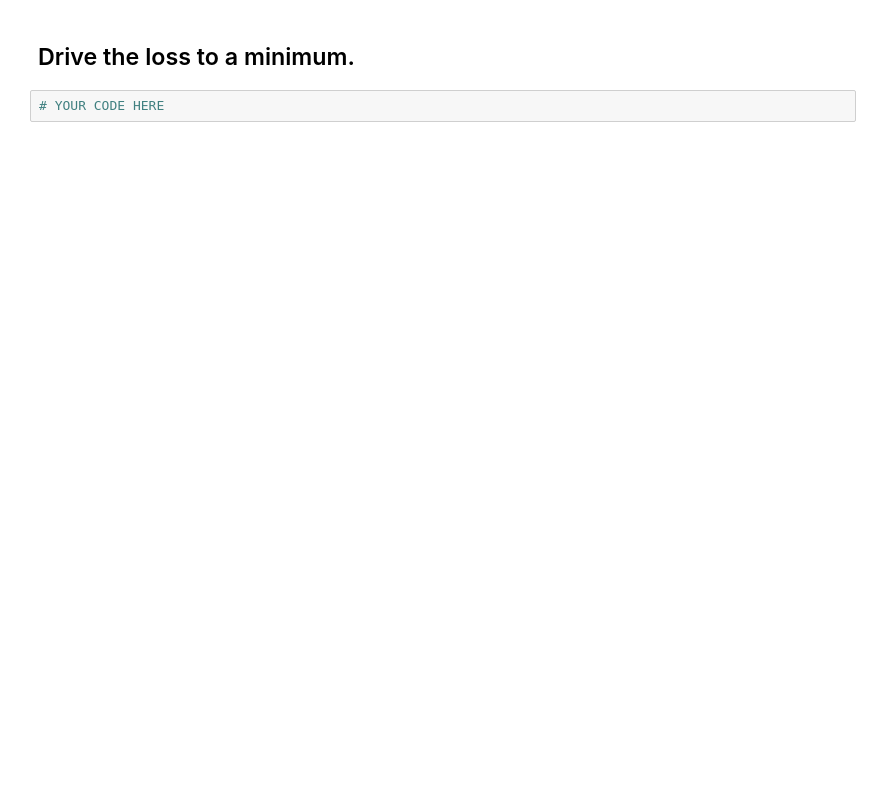
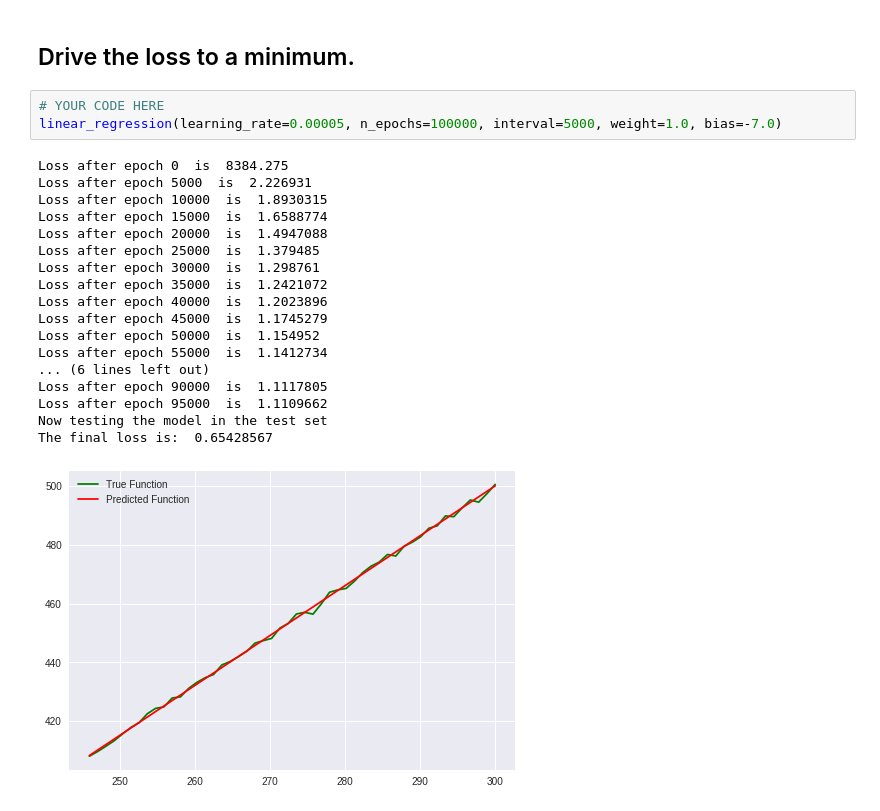
Before and after one commit to ayan59dutta/Assignment-4, a Jupyter notebook: ayan59dutta.ipynb, the cells around one changed output. Drawn from its saved outputs; the diff is of its cells as text; blank space fills up the shorter version.

```diff
--- a/ayan59dutta.ipynb
+++ b/ayan59dutta.ipynb
@@ -472,4 +464,24 @@ The final loss is:  37.135445
 # %% [markdown]
 ## Drive the loss to a minimum.
-# %%
-# YOUR CODE HERE
+# %%
+# YOUR CODE HERE
+linear_regression(learning_rate=0.00005, n_epochs=100000, interval=5000, weight=1.0, bias=-7.0)
+# %% [output]
+Loss after epoch 0  is  8384.275
+Loss after epoch 5000  is  2.226931
+Loss after epoch 10000  is  1.8930315
+Loss after epoch 15000  is  1.6588774
+Loss after epoch 20000  is  1.4947088
+Loss after epoch 25000  is  1.379485
+Loss after epoch 30000  is  1.298761
+Loss after epoch 35000  is  1.2421072
+Loss after epoch 40000  is  1.2023896
+Loss after epoch 45000  is  1.1745279
+Loss after epoch 50000  is  1.154952
+Loss after epoch 55000  is  1.1412734
+... (6 lines left out)
+Loss after epoch 90000  is  1.1117805
+Loss after epoch 95000  is  1.1109662
+Now testing the model in the test set
+The final loss is:  0.65428567
+[figure, added]
```
Also changed, not shown: parts of 7 cells of this notebook.
